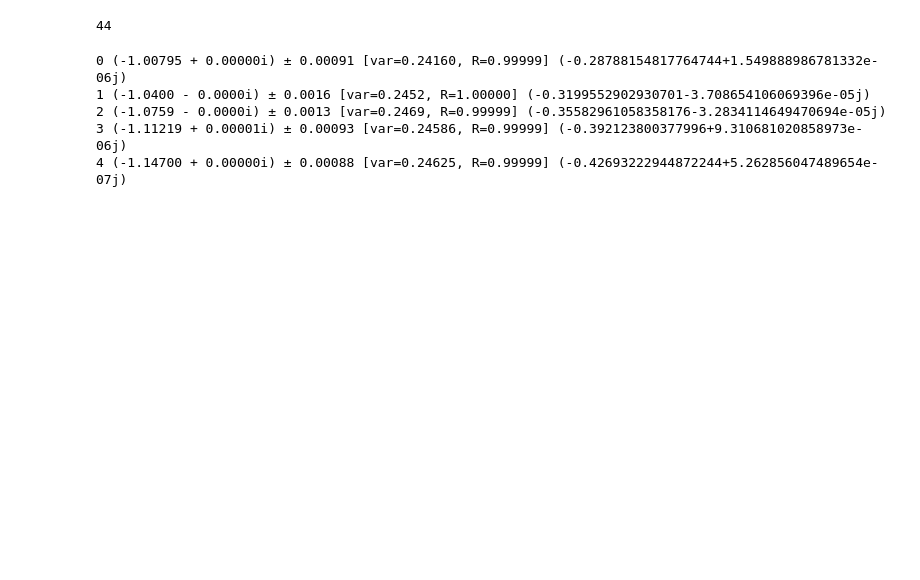
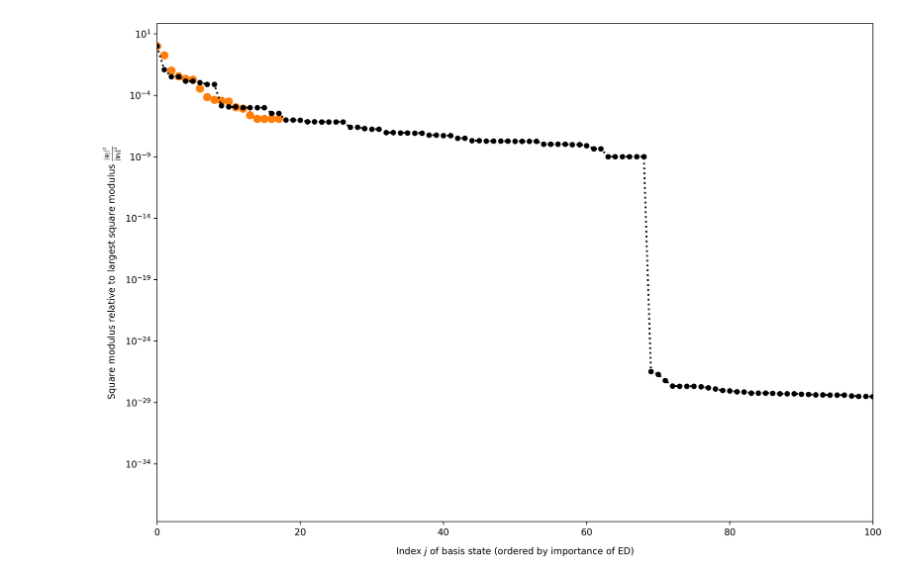
Before and after one commit to NicoFransaert/FermionicANN, a Jupyter notebook: notebooks/RBM_test.ipynb, the cells around one changed output. Saved outputs shown, nothing was run; the diff lists cells and outputs as text; code cells hidden in the pictures; blank space fills up the shorter version.

Commit message:
ED_state_importance

```diff
--- a/notebooks/RBM_test.ipynb
+++ b/notebooks/RBM_test.ipynb
@@ -140,17 +194,25 @@ found after 89 tries
-# %%
-ma.n_par
-# %% [output]
-44
-# %%
-I=[]
-E=[]
-for it in vmc.iter(5,1):
-    print(it,vmc.energy, vmc.energy.mean + nre)
-    I.append(it)
-    E.append(vmc.energy.mean.real)
-# %% [output]
-0 (-1.00795 + 0.00000i) ± 0.00091 [var=0.24160, R=0.99999] (-0.28788154817764744+1.549888986781332e-06j)
-1 (-1.0400 - 0.0000i) ± 0.0016 [var=0.2452, R=1.00000] (-0.3199552902930701-3.708654106069396e-05j)
-2 (-1.0759 - 0.0000i) ± 0.0013 [var=0.2469, R=0.99999] (-0.35582961058358176-3.2834114649470694e-05j)
-3 (-1.11219 + 0.00001i) ± 0.00093 [var=0.24586, R=0.99999] (-0.392123800377996+9.310681020858973e-06j)
-4 (-1.14700 + 0.00000i) ± 0.00088 [var=0.24625, R=0.99999] (-0.42693222944872244+5.262856047489654e-07j)
+# %%
+samples = sa.generate_samples(int(1e6))
+COUNTER = Counter([str(s) for s in samples])
+# %%
+states = []
+counts = []
+for s, c in COUNTER.most_common(100):
+    states.append(s)
+    counts.append(c)
+# %%
+plt.fig, sub = plt.subplots(1, 1, figsize=(14, 10), squeeze=False, dpi=300)
+ax = sub[0][0]
+opaqueness=1
+x = np.arange(len(states))
+ax.scatter(x, np.array(counts)/max(counts), alpha=opaqueness, color='tab:orange', linewidths=3, label='RBM')
+#ax.scatter(x, alpha=opaqueness, color='tab:blue', linewidths=3, label='RNN')
+ax.plot(np.arange(hi.n_states), amplitudes_ED, linestyle = ':', lw=2, marker='o', markerfacecolor='k', markersize=5, color='k', label='Exact diagonalization')
+
+ax.set_xlabel(r'Index $j$ of basis state (ordered by importance of ED)', labelpad=10)
+ax.set_ylabel(r'Square modulus relative to largest square modulus $\frac{\left|\psi_j\right|^2}{\left|\psi_0\right|^2}$')
+ax.set_yscale('log')
+ax.set_xlim(0,100)
+plt.show()
+# %% [output]
+[figure, added]
```
Also changed, not shown: parts of 21 cells of this notebook.
